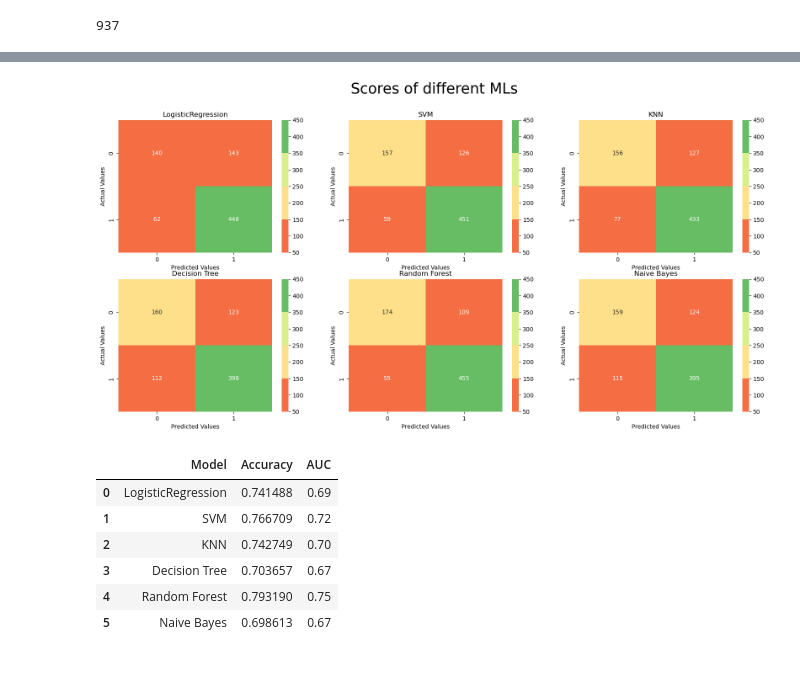
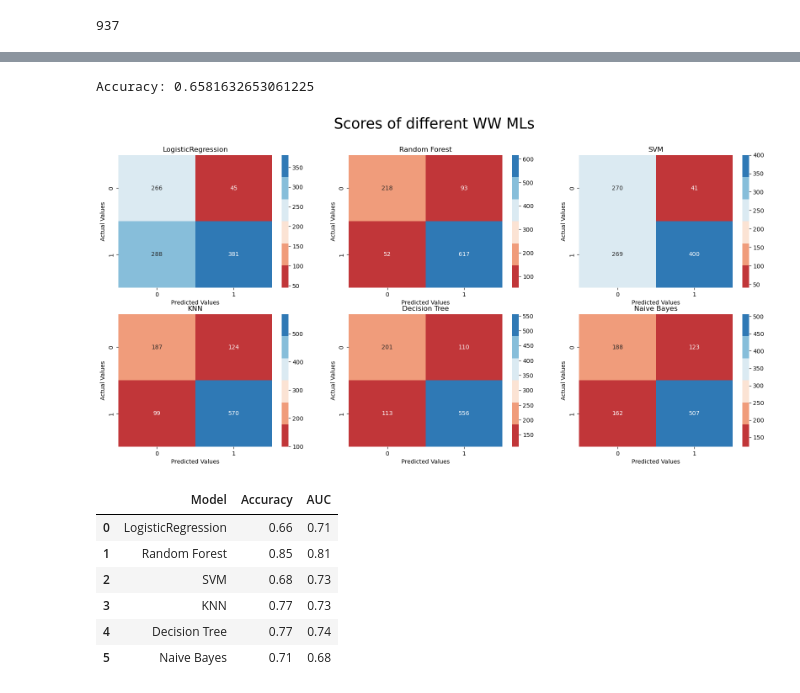
Before and after one commit to RHout19/Project-1, a Jupyter notebook: Model 1/Project 2/Sprint_3_ML_Quality_WW.ipynb, the cells around one changed output, grey strips where cells are left out. Cells and saved outputs as stored; diff of their text form; code cells hidden in the pictures.

```diff
--- a/Model 1/Project 2/Sprint_3_ML_Quality_WW.ipynb
+++ b/Model 1/Project 2/Sprint_3_ML_Quality_WW.ipynb
@@ -68,4 +69,4 @@ ww.duplicated().sum()
 937
 # %%
 #removing all duplicates
-ww.drop_duplicates(inplace=True)
+#ww.drop_duplicates(inplace=True)
@@ -103,63 +109,78 @@ norm = MinMaxScaler().fit(X_train)
 # transform data
 X_train_norm = norm.transform(X_train)
 X_test_norm = norm.transform(X_test)
+# %%
+# Define the class weight
+#class_weight = {0: 1.6, 1: 0.7}
+
+# Create a Logistic Regression model object
+model = LogisticRegression(class_weight={0: 1.5, 1: 0.5})
+
+# Train the model with the class weight
+model.fit(X_train_norm, y_train)
+
+# Evaluate the model
+y_pred = model.predict(X_test_norm)
+accuracy = accuracy_score(y_test, y_pred)
+print(f"Accuracy: {accuracy}")
+# %% [output]
+Accuracy: 0.6581632653061225
 # %%
 model_pipeline = []
-model_pipeline.append(LogisticRegression(solver='liblinear'))
-model_pipeline.append(SVC())
+model_pipeline.append(LogisticRegression(solver='liblinear', class_weight = {0: 1.5, 1: 0.5}))
+model_pipeline.append(RandomForestClassifier(class_weight = {0: 1.5, 1: 0.5}))
+model_pipeline.append(SVC(class_weight = {0: 1.5, 1: 0.5}))
 model_pipeline.append(KNeighborsClassifier())
-model_pipeline.append(DecisionTreeClassifier())
-model_pipeline.append(RandomForestClassifier())
+model_pipeline.append(DecisionTreeClassifier(class_weight = {0: 1.5, 1: 0.5}))
 model_pipeline.append(GaussianNB())
 # %%
 from sklearn import metrics
 from sklearn.metrics import classification_report
 from sklearn.metrics import confusion_matrix
 
-model_list = ['LogisticRegression', 'SVM', 'KNN', 'Decision Tree', 'Random Forest', 'Naive Bayes']
+model_list = ['LogisticRegression', 'Random Forest', 'SVM', 'KNN', 'Decision Tree', 'Naive Bayes']
 acc_list = []
 auc_list = []
 cm_list = []
+ck_list = []
 
 for model in model_pipeline:
     model.fit(X_train_norm, y_train)
     y_pred = model.predict(X_test_norm)
-    acc_list.append(metrics.accuracy_score(y_test, y_pred))
+    acc_list.append(round(metrics.accuracy_score(y_test, y_pred),2))
     fpr, tpr, _thresholds = metrics.roc_curve(y_test, y_pred)
     auc_list.append(round(metrics.auc(fpr, tpr), 2))
     cm_list.append(confusion_matrix(y_test, y_pred))
+    ck_list.append(y_pred)
 # %%
 ## plot confusion matrix
 from matplotlib import colors
 
 # Define the colors for each category
-low_color = 'red'
-med_color =  'green'
-#colors_list = [low_color, med_color]
-colors_list = sns.color_palette("RdYlGn", 4)
+colormap = sns.color_palette("RdBu")
 
 fig = plt.figure(figsize=(20,9))
 for i in range(len(cm_list)):
     cm = cm_list[i]
     model = model_list[i]
     sub = fig.add_subplot(2, 3, i+1).set_title(model)
-    cm_plot = sns.heatmap(cm, annot=True, vmin= 50, vmax= 450, cmap = colors_list, fmt= '.0f')
+    cm_plot = sns.heatmap(cm, annot=True, cmap = colormap, fmt= '.0f')
     cm_plot.set_xlabel('Predicted Values')
     cm_plot.set_ylabel('Actual Values')
-plt.suptitle('Scores of different MLs', fontsize= 25)
+plt.suptitle('Scores of different WW MLs', fontsize= 25)
 
 plt.show()
 # %% [output]
-[figure, old version]
+[figure, new version]
 # %%
 ### accuracy and AUC
 results_df = pd.DataFrame({'Model': model_list,  'Accuracy': acc_list, 'AUC': auc_list})
 display(results_df)
 # %% [output]
 |  | Model | Accuracy | AUC |
-| 0 | LogisticRegression | 0.741488 | 0.69 |
-| 1 | SVM | 0.766709 | 0.72 |
-| 2 | KNN | 0.742749 | 0.70 |
-| 3 | Decision Tree | 0.703657 | 0.67 |
-| 4 | Random Forest | 0.793190 | 0.75 |
-| 5 | Naive Bayes | 0.698613 | 0.67 |
+| 0 | LogisticRegression | 0.66 | 0.71 |
+| 1 | Random Forest | 0.85 | 0.81 |
+| 2 | SVM | 0.68 | 0.73 |
+| 3 | KNN | 0.77 | 0.73 |
+| 4 | Decision Tree | 0.77 | 0.74 |
+| 5 | Naive Bayes | 0.71 | 0.68 |
```
Also changed, not shown: parts of 10 cells of this notebook, 6 other files.
